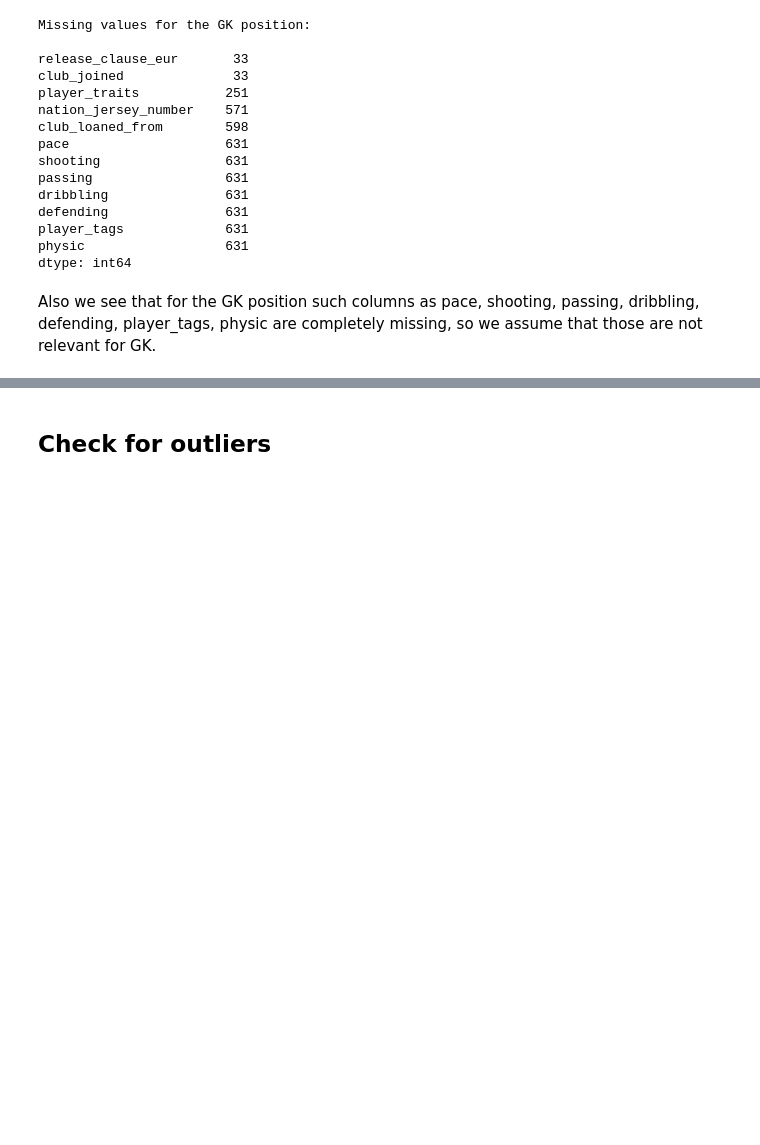
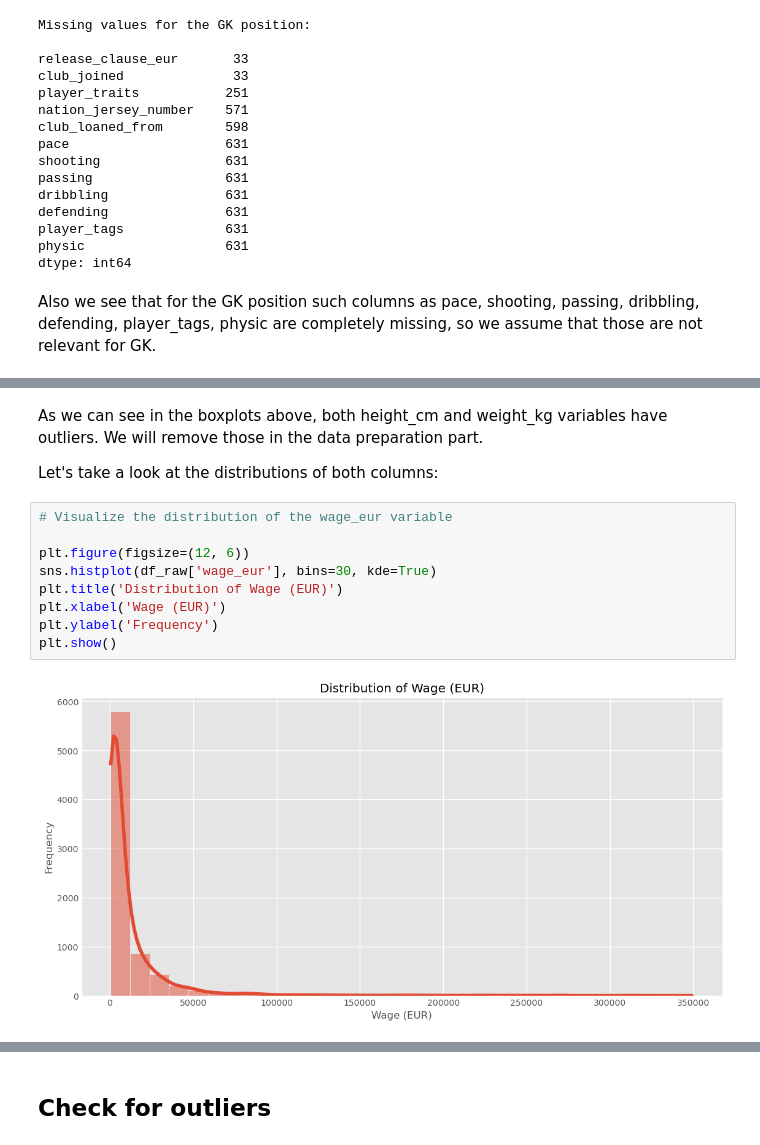
Before and after one commit to mhandt9/football-pos-prediction, a Jupyter notebook: balling.ipynb, the cells around one changed output, grey strips where cells are left out. Saved outputs shown, nothing was run; the diff lists cells and outputs as text; blank space fills up the shorter version.

Commit message:
Update data exploration

```diff
--- a/balling.ipynb
+++ b/balling.ipynb
@@ -303,0 +181,15 @@ plt.show()
+# %% [markdown]
+As we can see in the boxplots above, both height_cm and weight_kg variables have outliers. We will remove those in the data preparation part.
+
+Let's take a look at the distributions of both columns:
+# %%
+# Visualize the distribution of the wage_eur variable
+
+plt.figure(figsize=(12, 6))
+sns.histplot(df_raw['wage_eur'], bins=30, kde=True)
+plt.title('Distribution of Wage (EUR)')
+plt.xlabel('Wage (EUR)')
+plt.ylabel('Frequency')
+plt.show()
+# %% [output]
+[figure, added]
```
Also changed, not shown: parts of 64 cells of this notebook.
